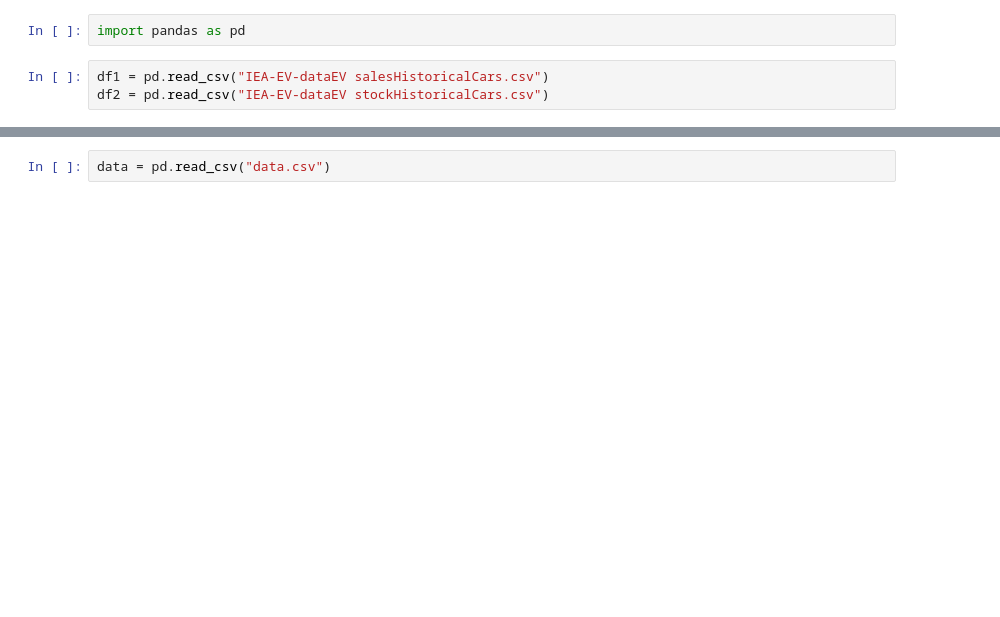
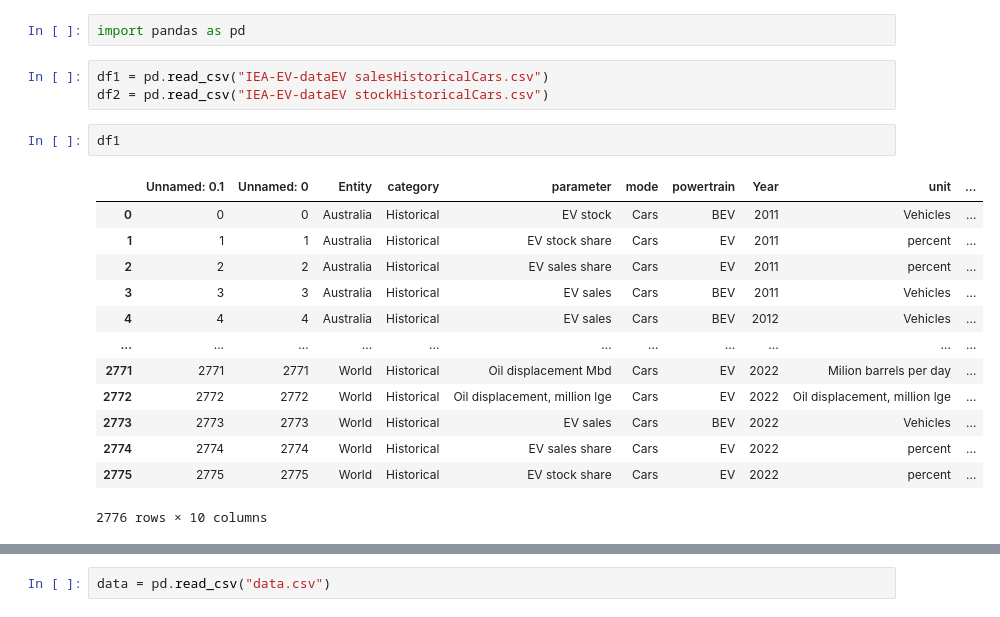
Before and after one commit to jtjt427/5200_Final_Project, a Jupyter notebook: Untitled-1.ipynb, the cells around one changed output, grey strips where cells are left out. Saved outputs shown, nothing was run; the diff lists cells and outputs as text; blank space fills up the shorter version.

```diff
--- a/Untitled-1.ipynb
+++ b/Untitled-1.ipynb
@@ -3,3 +3,19 @@ import pandas as pd
 # %%
 df1 = pd.read_csv("IEA-EV-dataEV salesHistoricalCars.csv")
 df2 = pd.read_csv("IEA-EV-dataEV stockHistoricalCars.csv")
+# %%
+df1
+# %% [output]
+|  | Unnamed: 0.1 | Unnamed: 0 | Entity | category | parameter | mode | powertrain | Year | unit | ... |
+| 0 | 0 | 0 | Australia | Historical | EV stock | Cars | BEV | 2011 | Vehicles | ... |
+| 1 | 1 | 1 | Australia | Historical | EV stock share | Cars | EV | 2011 | percent | ... |
+| 2 | 2 | 2 | Australia | Historical | EV sales share | Cars | EV | 2011 | percent | ... |
+| 3 | 3 | 3 | Australia | Historical | EV sales | Cars | BEV | 2011 | Vehicles | ... |
+| 4 | 4 | 4 | Australia | Historical | EV sales | Cars | BEV | 2012 | Vehicles | ... |
+| ... | ... | ... | ... | ... | ... | ... | ... | ... | ... | ... |
+| 2771 | 2771 | 2771 | World | Historical | Oil displacement Mbd | Cars | EV | 2022 | Milion barrels per day | ... |
+| 2772 | 2772 | 2772 | World | Historical | Oil displacement, million lge | Cars | EV | 2022 | Oil displacement, million lge | ... |
+| 2773 | 2773 | 2773 | World | Historical | EV sales | Cars | BEV | 2022 | Vehicles | ... |
+| 2774 | 2774 | 2774 | World | Historical | EV sales share | Cars | EV | 2022 | percent | ... |
+| 2775 | 2775 | 2775 | World | Historical | EV stock share | Cars | EV | 2022 | percent | ... |
+2776 rows × 10 columns
```
Also changed, not shown: parts of 26 cells of this notebook, 4 other files.
